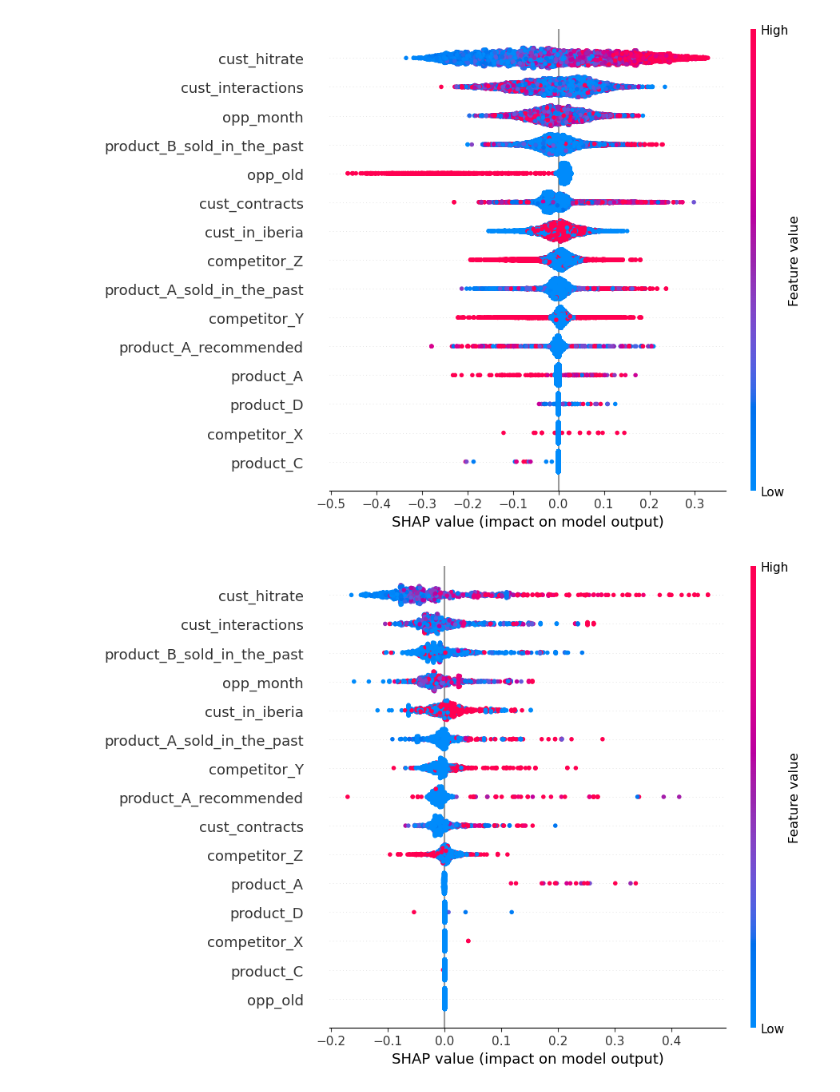
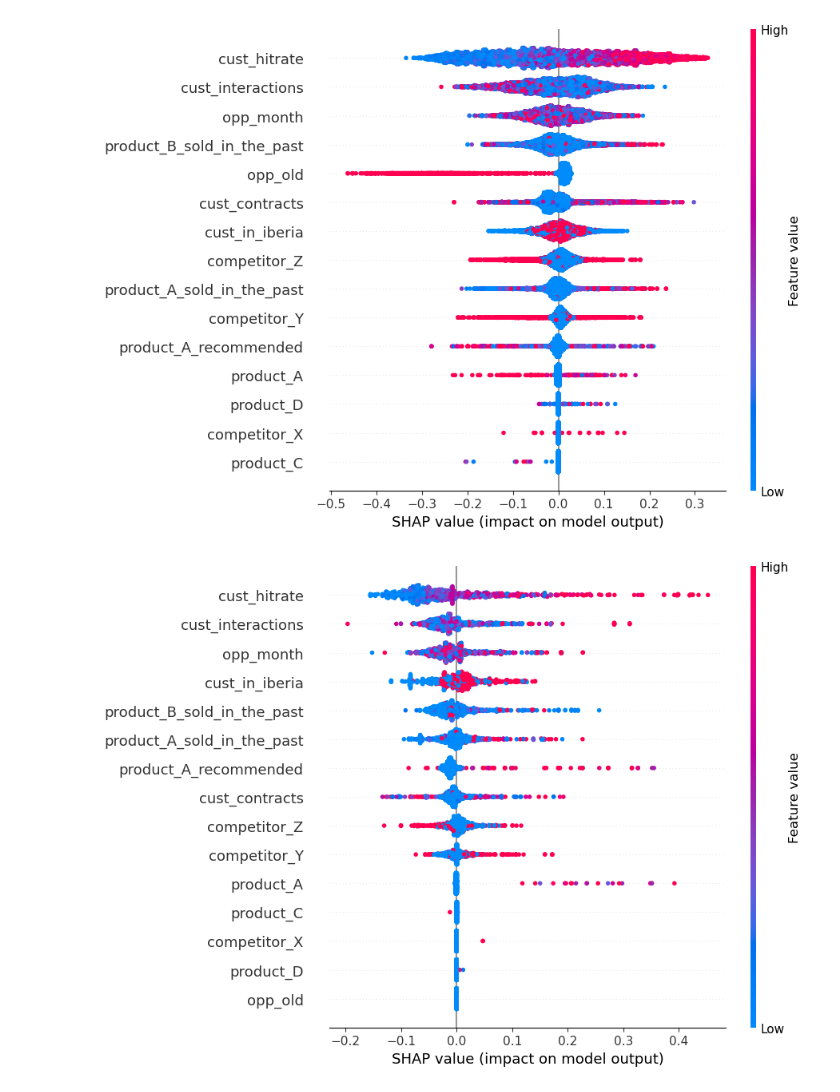
Before and after one commit to SebastianLunaValoroso/Datathon-Schneider-Electric, a Jupyter notebook: proves.ipynb, the cells around one changed output. Saved outputs shown, nothing was run; the diff lists cells and outputs as text; code cells hidden in the pictures.

```diff
--- a/proves.ipynb
+++ b/proves.ipynb
@@ -20,14 +20,14 @@ shap.plots.beeswarm(shap_values[:,:,1], max_display=16)
 [figure]
 # %%
 Older = pd.read_csv("dataset.csv", usecols=range(1,17))
-Older = Older[Older["opp_old"] > 3]
+Older = Older[Older["opp_old"] > Older["opp_old"].quantile(0.85)]
 X_old = Older.drop("target_variable", axis=1)
 y_old = Older["target_variable"]
 X_old_Train, X_old_Test, y_old_train, y_old_test = train_test_split(X_old, y_old, test_size = 0.3, random_state = 1)
 Rf_old = RandomForestClassifier(n_estimators=10)
 Rf_old.fit(X_old_Train,y_old_train)
 explainer_old = shap.TreeExplainer(Rf_old, X_old_Train)
 shap_values_old = explainer_old(X_old_Test, check_additivity=False)
 shap.plots.beeswarm(shap_values_old[:,:,1], max_display=16)
 # %% [output]
-[figure, old version]
+[figure, new version]
```
Also changed, not shown: parts of 2 cells of this notebook.
